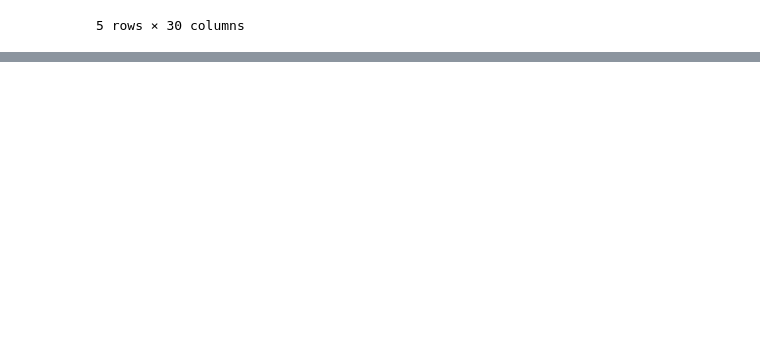
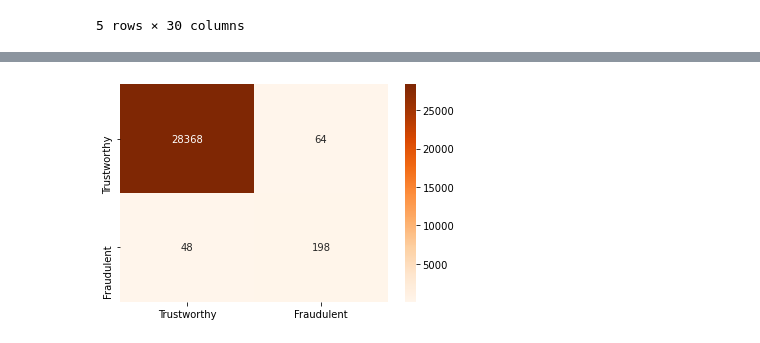
Before and after one commit to DaniloJ97/anomaly_detection, a Jupyter notebook: anomaly_detection.ipynb, the cells around one changed output, grey strips where cells are left out. Cells and saved outputs as stored; diff of their text form; code cells hidden in the pictures; blank space fills up the shorter version.

```diff
--- a/anomaly_detection.ipynb
+++ b/anomaly_detection.ipynb
@@ -243,0 +291,3 @@ credit_cards_standardized2=scl.fit_transform(credit_cards_copy) #alternative way
+# %%
+trustworthy_without_class=trustworthy[columns[:-1]]
+fraudulent_without_class=fraudulent[columns[:-1]]
@@ -243,0 +359,15 @@ credit_cards_standardized2=scl.fit_transform(credit_cards_copy) #alternative way
+# %%
+eps = EpsF1df.loc[EpsF1df['F1'].idxmax()]['epsilon']
+
+print("epsilon ", eps)
+print("_"*50)
+pred = (probabilities_of_valid<=eps)
+CM = confusion_matrix(y_valid,pred)
+tn, fp, fn, tp = confusion_matrix(y_valid,pred).ravel()
+
+print(CM)
+print("_"*50)
+print("TP ", tp)
+print("FP ", fp)
+print("TN ", tn)
+print("FN ", fn)
@@ -243,0 +384,9 @@ credit_cards_standardized2=scl.fit_transform(credit_cards_copy) #alternative way
+# %%
+classes=["Trustworthy","Fraudulent"]
+
+df_cm = pd.DataFrame(CM, index=classes, columns=classes)
+
+
+ax = sns.heatmap(df_cm, cmap='Oranges', annot=True, fmt='g')
+# %% [output]
+[figure, added]
```
Also changed, not shown: parts of 26 cells of this notebook.
